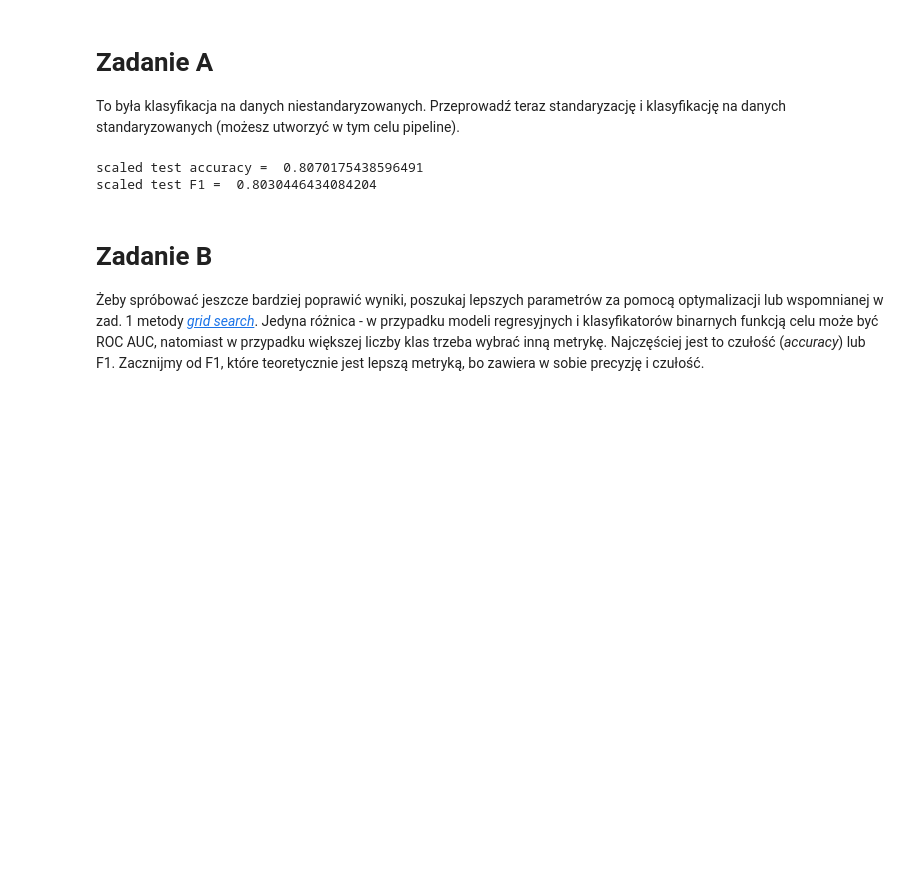
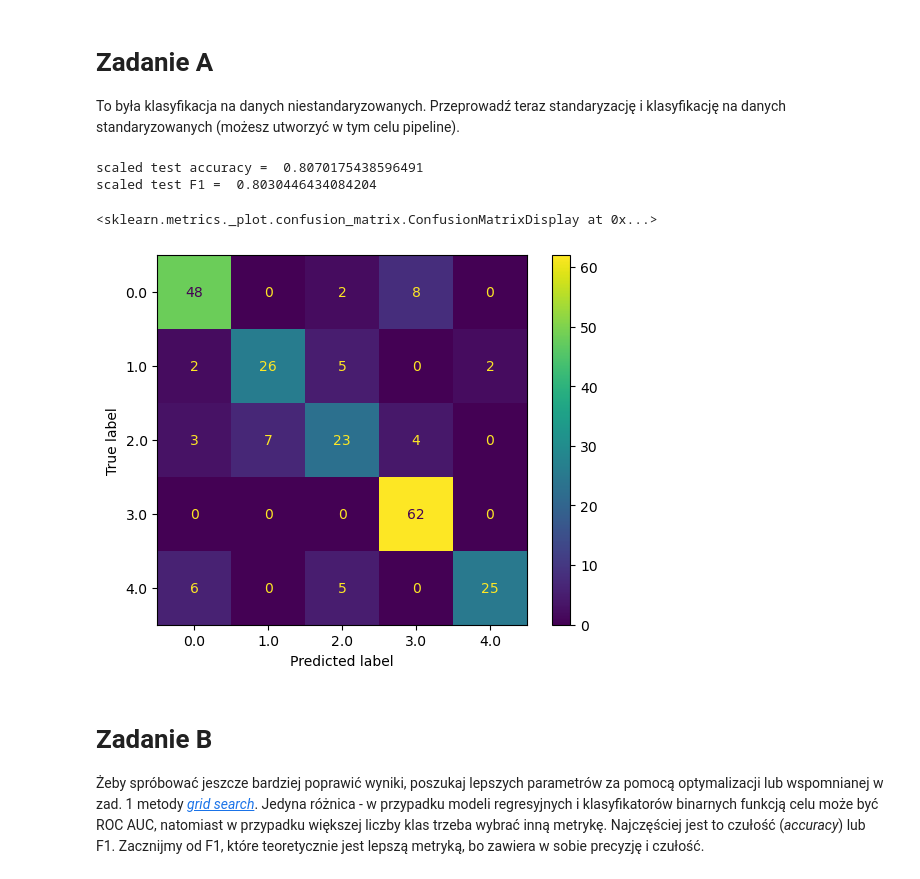
Before and after one commit to matgaj/pum2025, a Jupyter notebook: lab6/Lab6_zad2_SVM_multiclass.ipynb, the cells around one changed output. Saved outputs shown, nothing was run; the diff lists cells and outputs as text; code cells hidden in the pictures; blank space fills up the shorter version.

```diff
--- a/lab6/Lab6_zad2_SVM_multiclass.ipynb
+++ b/lab6/Lab6_zad2_SVM_multiclass.ipynb
@@ -75,16 +75,19 @@ To była klasyfikacja na danych niestandaryzowanych. Przeprowadź teraz standary
 # %%
 scaler = StandardScaler()
 X_train_scaled = scaler.fit_transform(X_train)
 X_test_scaled = scaler.transform(X_test)
 
 SVM.fit(X_train_scaled, y_train)
 SVM_test_preds = SVM.predict(X_test_scaled)
 
 print('scaled test accuracy = ', accuracy_score(y_test, SVM_test_preds))
 print('scaled test F1 = ', f1_score(y_test, SVM_test_preds, average='weighted'))
+ConfusionMatrixDisplay.from_predictions(y_test, SVM_test_preds)
 # %% [output]
 scaled test accuracy =  0.8070175438596491
 scaled test F1 =  0.8030446434084204
+<sklearn.metrics._plot.confusion_matrix.ConfusionMatrixDisplay at 0x...>
+[figure, added]
 # %% [markdown]
 # Zadanie B
 
```
Also changed, not shown: parts of 7 cells of this notebook.
